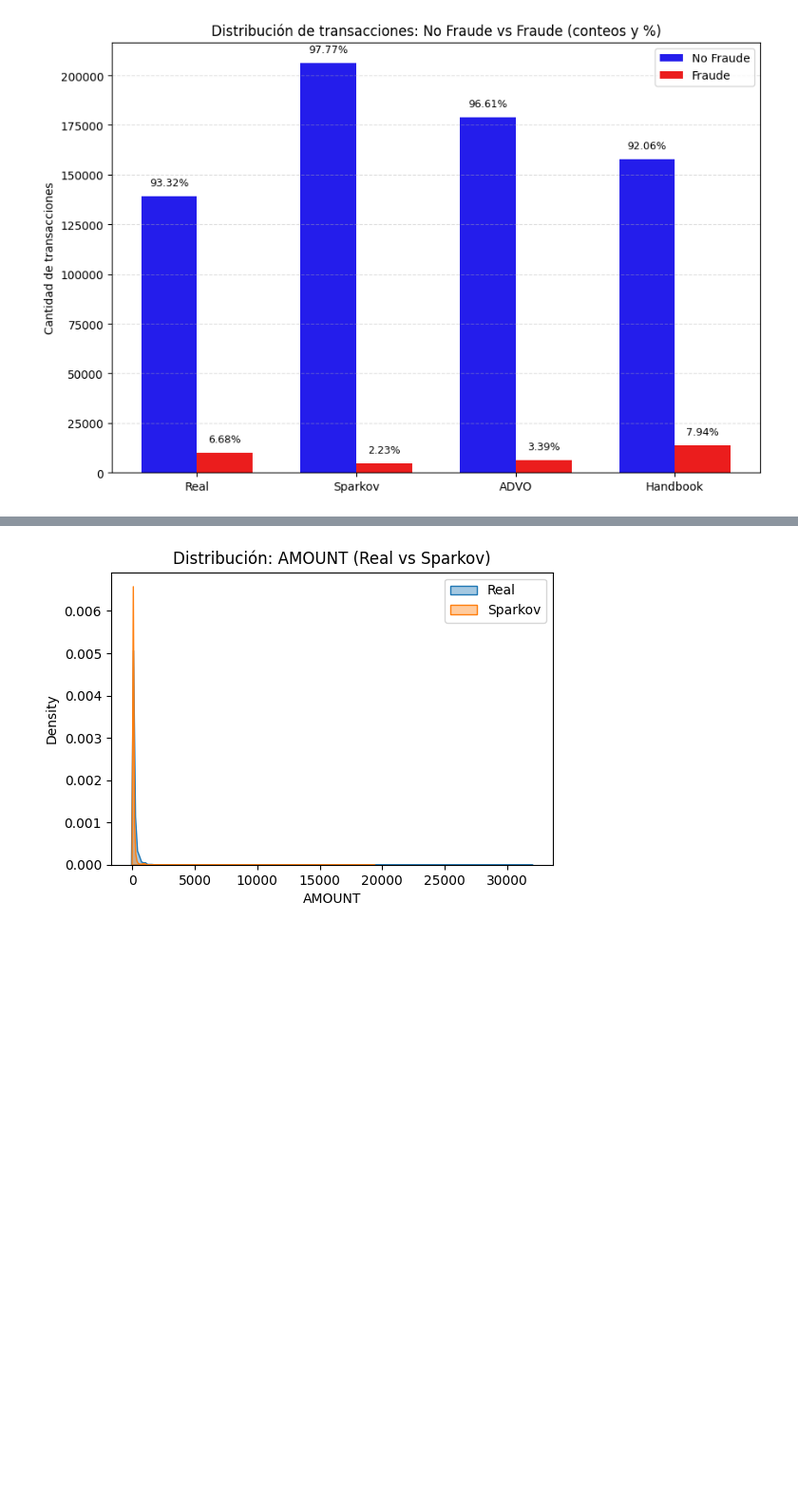
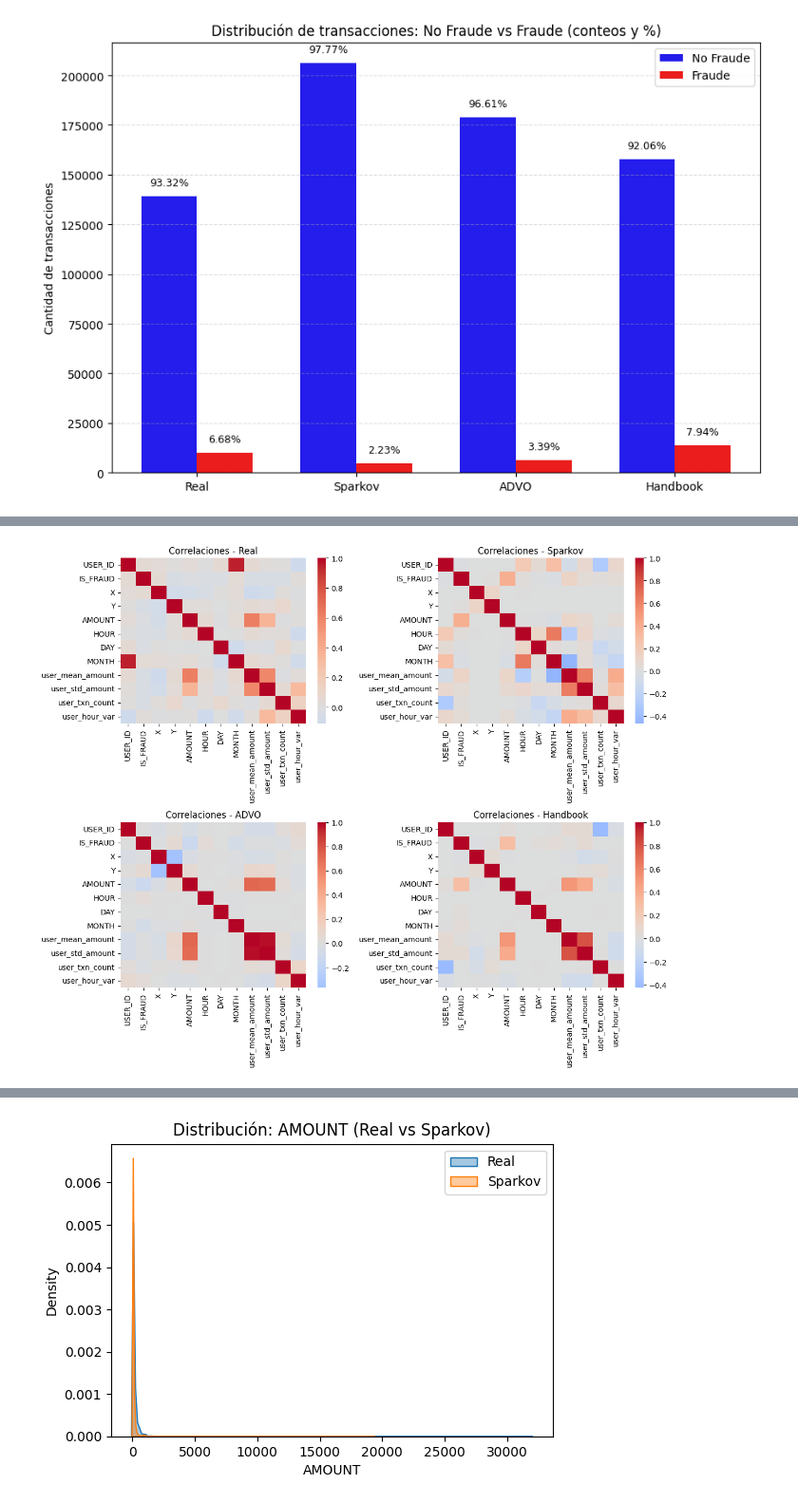
Before and after one commit to AngelMalpartida/Data-Fraud-Detection, a Jupyter notebook: Simuladores/generacionSimuladores.ipynb, the cells around one changed output, grey strips where cells are left out. Shown at 95% size. Saved outputs shown, nothing was run; the diff lists cells and outputs as text; code cells hidden in the pictures; blank space fills up the shorter version.

Commit message:
analisis simuladores mod

```diff
--- a/Simuladores/generacionSimuladores.ipynb
+++ b/Simuladores/generacionSimuladores.ipynb
@@ -631,14 +619,3 @@ names = ["Real", "Sparkov", "ADVO", "Handbook"]
 plot_fraud_distribution_with_percentages(datasets, names)
 # %% [output]
 [figure]
-# %%
-def compare_correlations(df_real, df_sim, sim_name="Simulator"):
-    plt.figure(figsize=(12,5))
-    plt.subplot(1,2,1)
-    sns.heatmap(df_real.corr(), cmap='coolwarm', center=0, annot=False)
-    plt.title("Correlaciones - Dataset Real")
-
-    plt.subplot(1,2,2)
-    sns.heatmap(df_sim.corr(), cmap='coolwarm', center=0, annot=False)
-    plt.title(f"Correlaciones - {sim_name}")
-    plt.show()
@@ -652,0 +622,38 @@ compare_correlations(df_real_clean, df_Handbook_clean, "Handbook")
+# %%
+def compare_correlations(df_real, simulators, sim_names, figsize=(12, 10)):
+    """
+    Compara las correlaciones del dataset real con múltiples simuladores en una cuadrícula 2x2.
+
+    Args:
+        df_real: DataFrame del dataset real.
+        simulators: Lista de DataFrames de los simuladores.
+        sim_names: Lista de nombres de los simuladores.
+        figsize: Tamaño de la figura (ancho, alto).
+    """
+    n_plots = len(simulators) + 1  # Número total de gráficos (real + simuladores)
+    rows = 2  # Número de filas
+    cols = 2  # Número de columnas
+
+    plt.figure(figsize=figsize)
+
+    # Gráfico para el dataset real
+    plt.subplot(rows, cols, 1)
+    sns.heatmap(df_real.corr(), cmap='coolwarm', center=0, annot=False)
+    plt.title("Correlaciones - Real")
+
+    # Gráficos para los simuladores
+    for i, (df_sim, sim_name) in enumerate(zip(simulators, sim_names), start=2):
+        plt.subplot(rows, cols, i)
+        sns.heatmap(df_sim.corr(), cmap='coolwarm', center=0, annot=False)
+        plt.title(f"Correlaciones - {sim_name}")
+
+    plt.tight_layout()
+    plt.show()
+
+# Uso de la función
+simulators = [df_sparkov_clean, df_ADVO_clean, df_Handbook_clean]
+sim_names = ["Sparkov", "ADVO", "Handbook"]
+
+compare_correlations(df_real_clean, simulators, sim_names, figsize=(12, 10))
+# %% [output]
+[figure, added]
```
Also changed, not shown: parts of 10 cells of this notebook, 1 other file.
